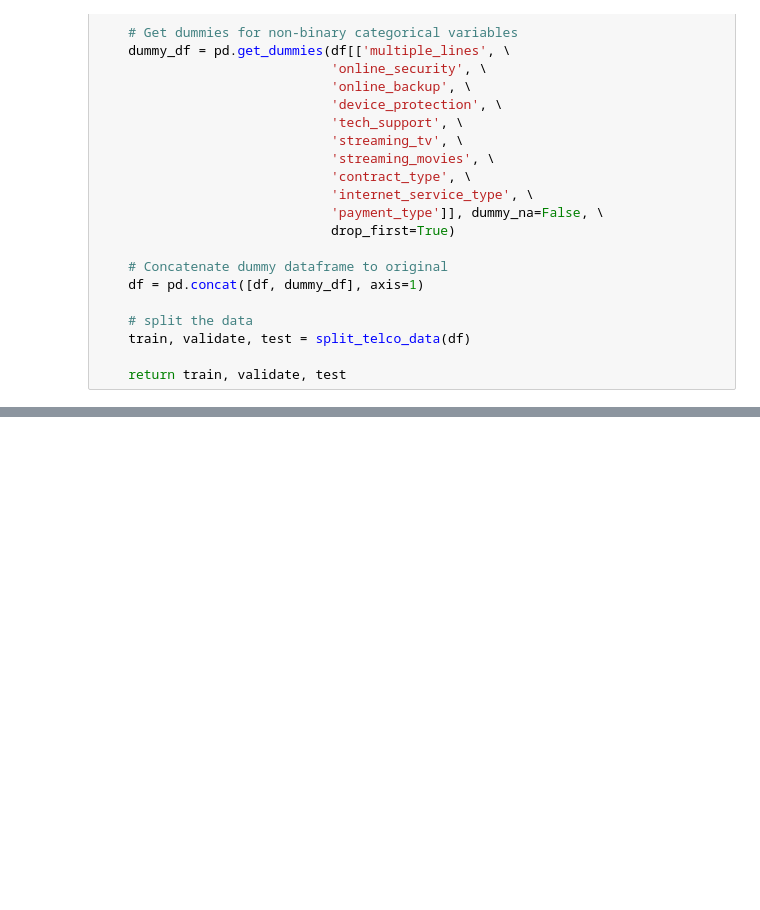
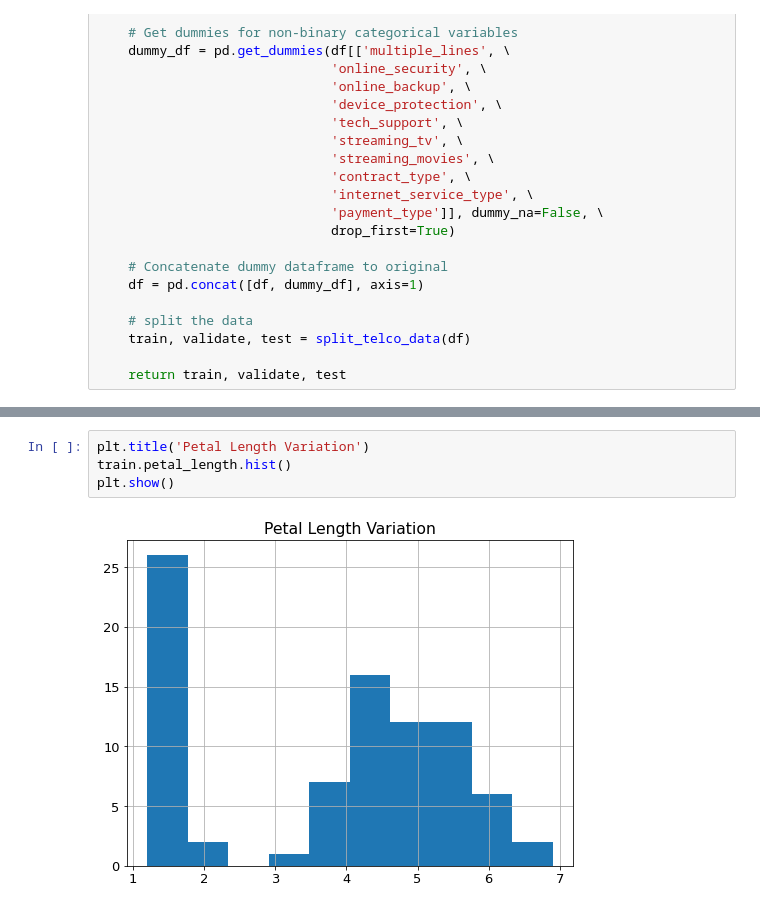
Before and after one commit to Daniel-Northcutt/classification_exercises, a Jupyter notebook: Classification_Exercises.ipynb, the cells around one changed output, grey strips where cells are left out. Drawn from its saved outputs; the diff is of its cells as text; blank space fills up the shorter version.

```diff
--- a/Classification_Exercises.ipynb
+++ b/Classification_Exercises.ipynb
@@ -863,0 +910,6 @@ def prep_telco_data(df):
+# %%
+plt.title('Petal Length Variation')
+train.petal_length.hist()
+plt.show()
+# %% [output]
+[figure, added]
```
Also changed, not shown: parts of 95 cells of this notebook.
